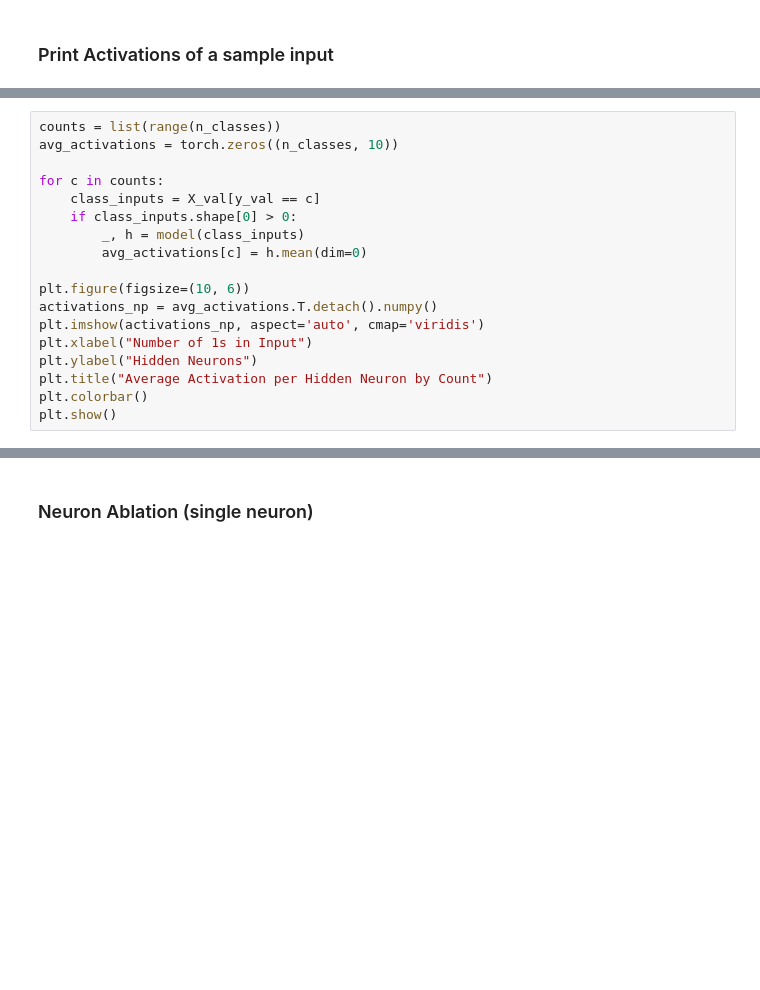
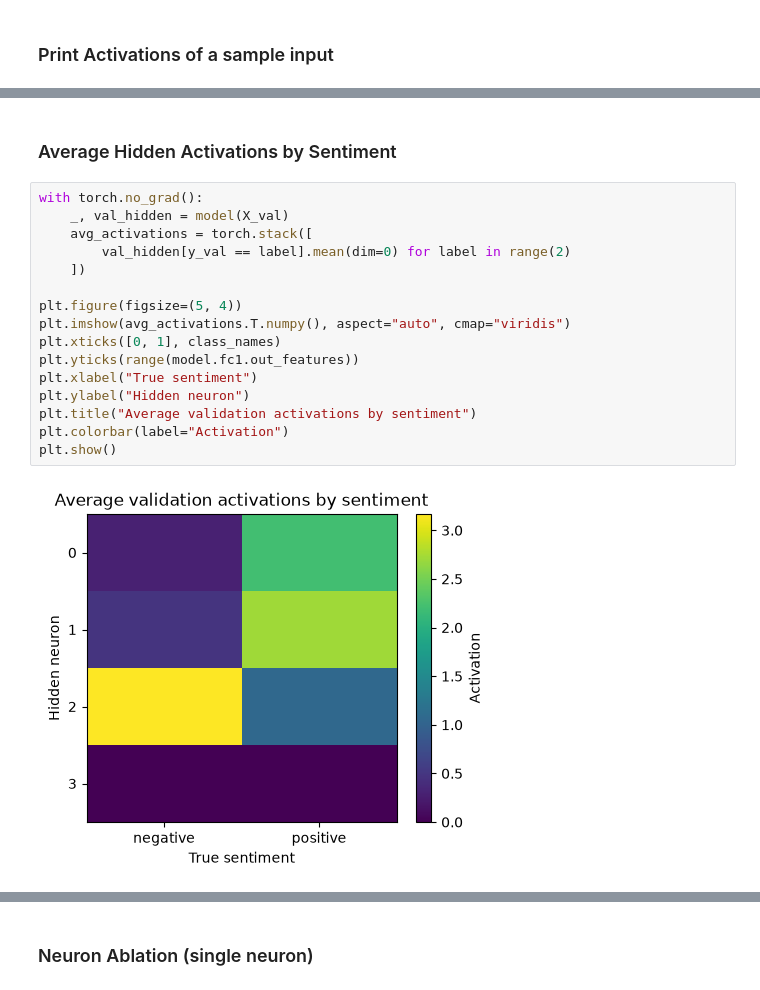
Before and after one commit to ammylin/AIPI590_mechanistic_interpretability_wk7, a Jupyter notebook: mechanistic_interp_starter.ipynb, the cells around one changed output, grey strips where cells are left out. Saved outputs shown, nothing was run; the diff lists cells and outputs as text; blank space fills up the shorter version.

Commit message:
model build task

```diff
--- a/mechanistic_interp_starter.ipynb
+++ b/mechanistic_interp_starter.ipynb
@@ -145,18 +173,0 @@ Rounded Prediction: 4
-# %%
-counts = list(range(n_classes))
-avg_activations = torch.zeros((n_classes, 10))
-
-for c in counts:
-    class_inputs = X_val[y_val == c]
-    if class_inputs.shape[0] > 0:
-        _, h = model(class_inputs)
-        avg_activations[c] = h.mean(dim=0)
-
-plt.figure(figsize=(10, 6))
-activations_np = avg_activations.T.detach().numpy()
-plt.imshow(activations_np, aspect='auto', cmap='viridis')
-plt.xlabel("Number of 1s in Input")
-plt.ylabel("Hidden Neurons")
-plt.title("Average Activation per Hidden Neuron by Count")
-plt.colorbar()
-plt.show()
@@ -184,0 +191,20 @@ _____________________
+# %% [markdown]
+### Average Hidden Activations by Sentiment
+# %%
+with torch.no_grad():
+    _, val_hidden = model(X_val)
+    avg_activations = torch.stack([
+        val_hidden[y_val == label].mean(dim=0) for label in range(2)
+    ])
+
+plt.figure(figsize=(5, 4))
+plt.imshow(avg_activations.T.numpy(), aspect="auto", cmap="viridis")
+plt.xticks([0, 1], class_names)
+plt.yticks(range(model.fc1.out_features))
+plt.xlabel("True sentiment")
+plt.ylabel("Hidden neuron")
+plt.title("Average validation activations by sentiment")
+plt.colorbar(label="Activation")
+plt.show()
+# %% [output]
+[figure, added]
```
Also changed, not shown: parts of 26 cells of this notebook.
